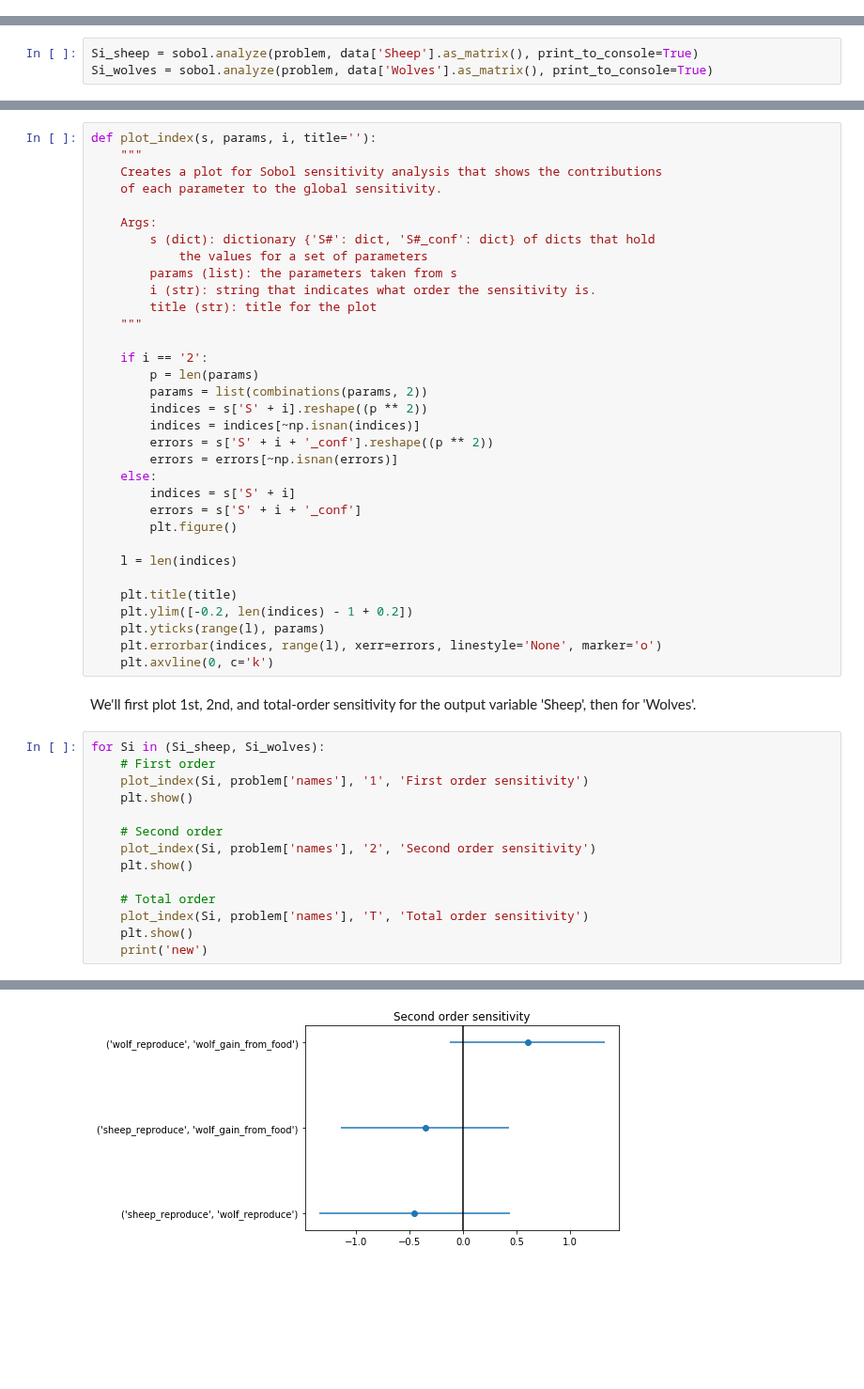
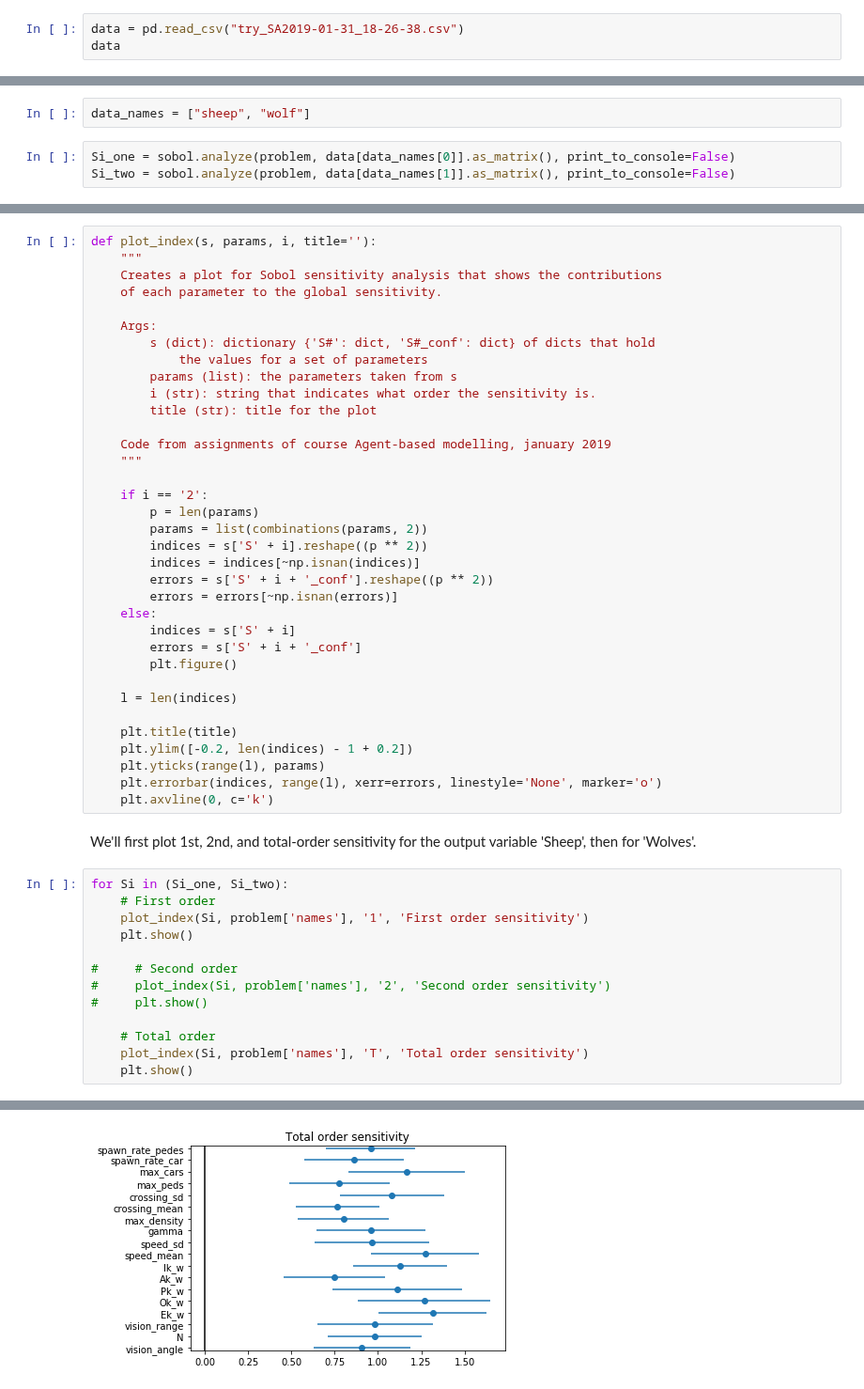
Before and after one commit to 11027649/ABM_project, a Jupyter notebook: SA_Yentl.ipynb, the cells around one changed output, grey strips where cells are left out. Shown at 94% size. Saved outputs shown, nothing was run; the diff lists cells and outputs as text; blank space fills up the shorter version.

```diff
--- a/SA_Yentl.ipynb
+++ b/SA_Yentl.ipynb
@@ -250,0 +150,3 @@ data['Sheep'].as_matrix()[0]
+# %%
+data = pd.read_csv("try_SA2019-01-31_18-26-38.csv")
+data
@@ -251,3 +174,5 @@ data['Sheep'].as_matrix()[0]
+# %%
+data_names = ["sheep", "wolf"]
 # %%
-Si_sheep = sobol.analyze(problem, data['Sheep'].as_matrix(), print_to_console=True)
-Si_wolves = sobol.analyze(problem, data['Wolves'].as_matrix(), print_to_console=True)
+Si_one = sobol.analyze(problem, data[data_names[0]].as_matrix(), print_to_console=False)
+Si_two = sobol.analyze(problem, data[data_names[1]].as_matrix(), print_to_console=False)
@@ -284,6 +190,8 @@ def plot_index(s, params, i, title=''):
         params (list): the parameters taken from s
         i (str): string that indicates what order the sensitivity is.
         title (str): title for the plot
+
+    Code from assignments of course Agent-based modelling, january 2019
     """
 
     if i == '2':
@@ -308,17 +216,16 @@ def plot_index(s, params, i, title=''):
 # %% [markdown]
 We'll first plot 1st, 2nd, and total-order sensitivity for the output variable 'Sheep', then for 'Wolves'.
 # %%
-for Si in (Si_sheep, Si_wolves):
+for Si in (Si_one, Si_two):
     # First order
     plot_index(Si, problem['names'], '1', 'First order sensitivity')
     plt.show()
 
-    # Second order
-    plot_index(Si, problem['names'], '2', 'Second order sensitivity')
-    plt.show()
+#     # Second order
+#     plot_index(Si, problem['names'], '2', 'Second order sensitivity')
+#     plt.show()
 
     # Total order
     plot_index(Si, problem['names'], 'T', 'Total order sensitivity')
     plt.show()
-    print('new')
 # %% [output]
@@ -326 +233 @@ for Si in (Si_sheep, Si_wolves):
-[figure, old version]
+[figure, new version]
```
Also changed, not shown: parts of 28 cells of this notebook, 4 other files.
